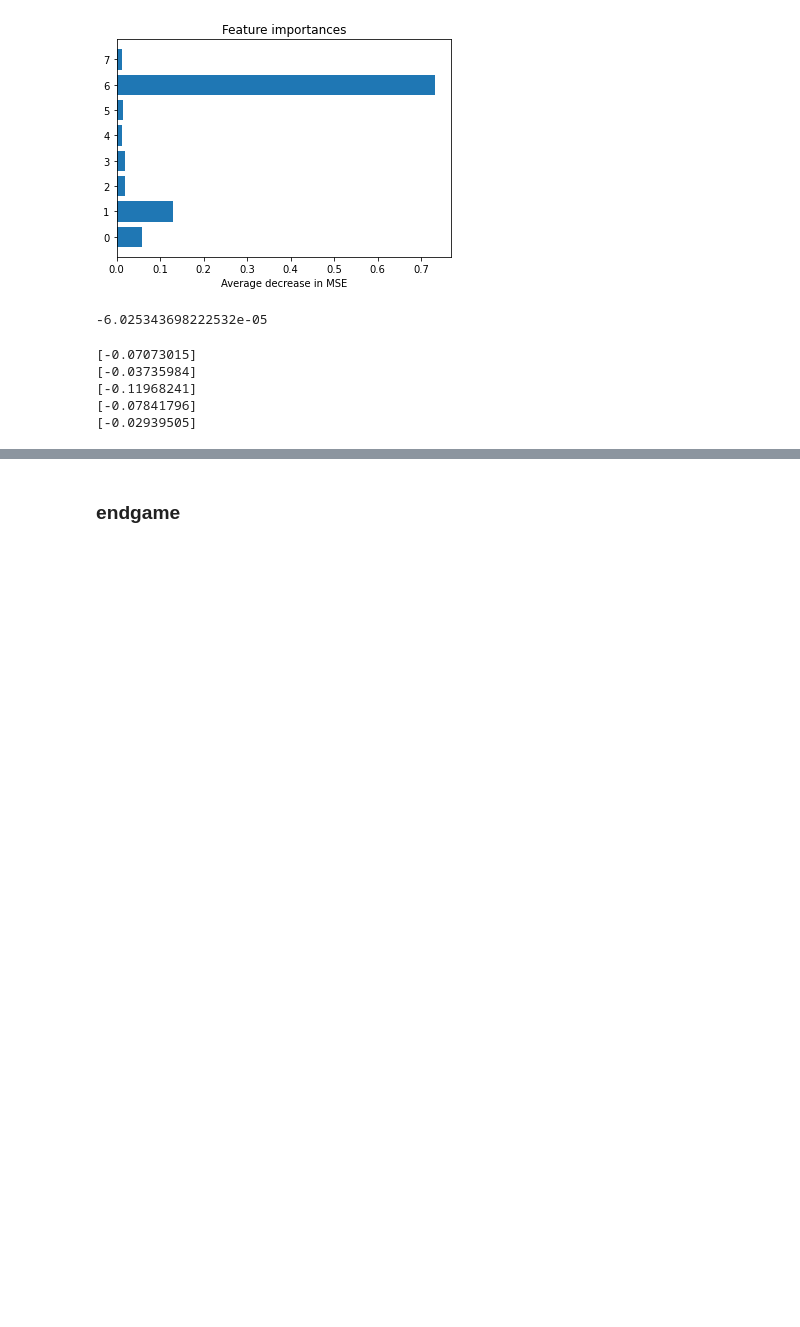
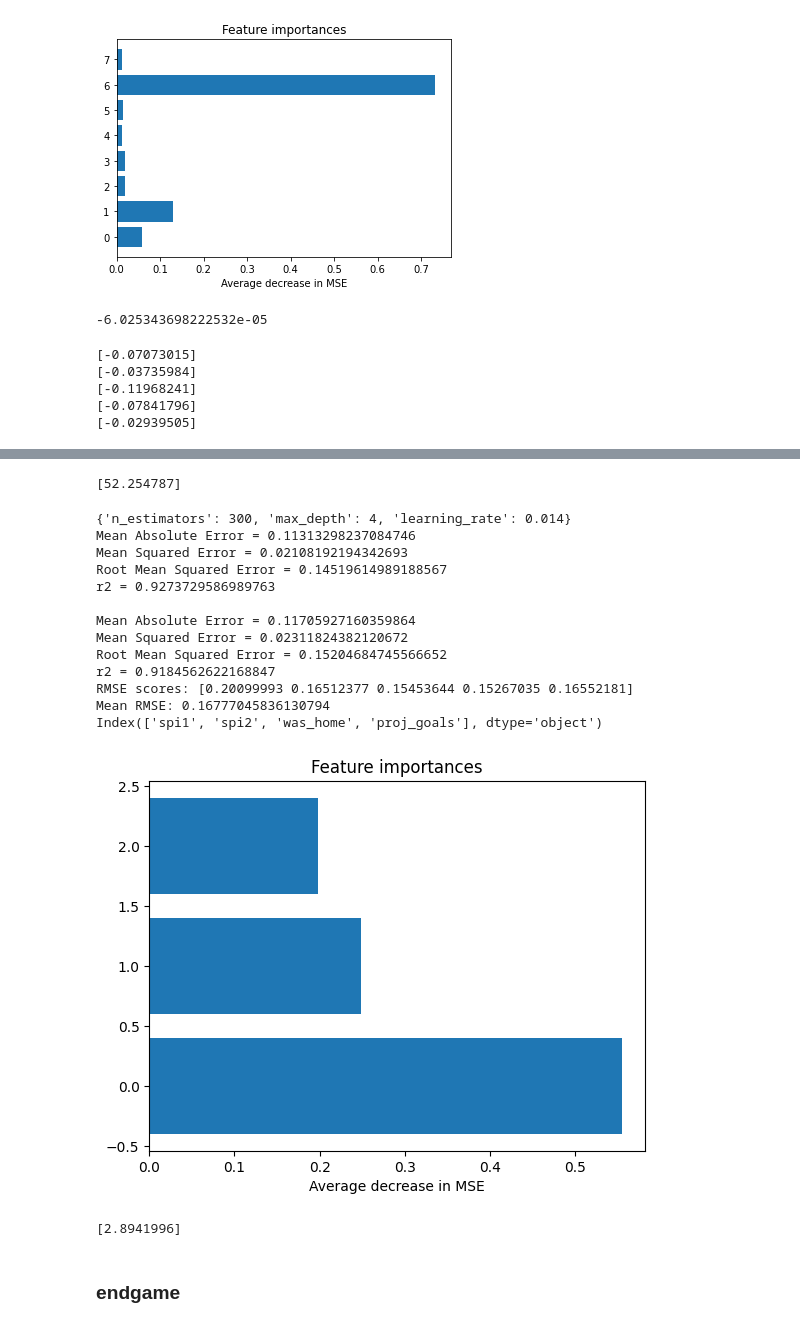
Before and after one commit to spiros26/FPL-Project, a Jupyter notebook: ev_creator/ALEX.ipynb, the cells around one changed output, grey strips where cells are left out. Cells and saved outputs as stored; diff of their text form; code cells hidden in the pictures; blank space fills up the shorter version.

```diff
--- a/ev_creator/ALEX.ipynb
+++ b/ev_creator/ALEX.ipynb
@@ -795,0 +570,45 @@ proj_scores(proj_scores_df, 'Arsenal', 'Man City', season, home)
+# %%
+spi1 = 50
+spi2 = 80
+score1 = 3
+score2 = 0
+xg1 = 2.1
+xg2 = 0.82
+was_home = True
+
+print(spi_model.predict([[spi1, spi2, score1, score2, xg1, xg2, was_home]]))
+# %% [output]
+[52.254787]
+# %%
+from modules.feature_extraction import proj_goals_dataset_creation
+
+matches_path = '../data/soccer-spi/spi_matches.csv'
+data = proj_goals_dataset_creation(matches_path)
+
+from modules.model_creation import model_creation
+import pandas as pd
+
+proj_goals_model = model_creation(data, 3, 'xgb', [200, 300, 400], [2,3,4,5], [0.008, 0.01, 0.012, 0.014])
+# %% [output]
+{'n_estimators': 300, 'max_depth': 4, 'learning_rate': 0.014}
+Mean Absolute Error = 0.11313298237084746
+Mean Squared Error = 0.02108192194342693
+Root Mean Squared Error = 0.14519614989188567
+r2 = 0.9273729586989763
+
+Mean Absolute Error = 0.11705927160359864
+Mean Squared Error = 0.02311824382120672
+Root Mean Squared Error = 0.15204684745566652
+r2 = 0.9184562622168847
+RMSE scores: [0.20099993 0.16512377 0.15453644 0.15267035 0.16552181]
+Mean RMSE: 0.16777045836130794
+Index(['spi1', 'spi2', 'was_home', 'proj_goals'], dtype='object')
+[figure, added]
+# %%
+spi1 = 92
+spi2 = 56
+was_home = True
+
+print(proj_goals_model.predict([[spi1, spi2, was_home]]))
+# %% [output]
+[2.8941996]
```
Also changed, not shown: parts of 24 cells of this notebook, 11 other files.
